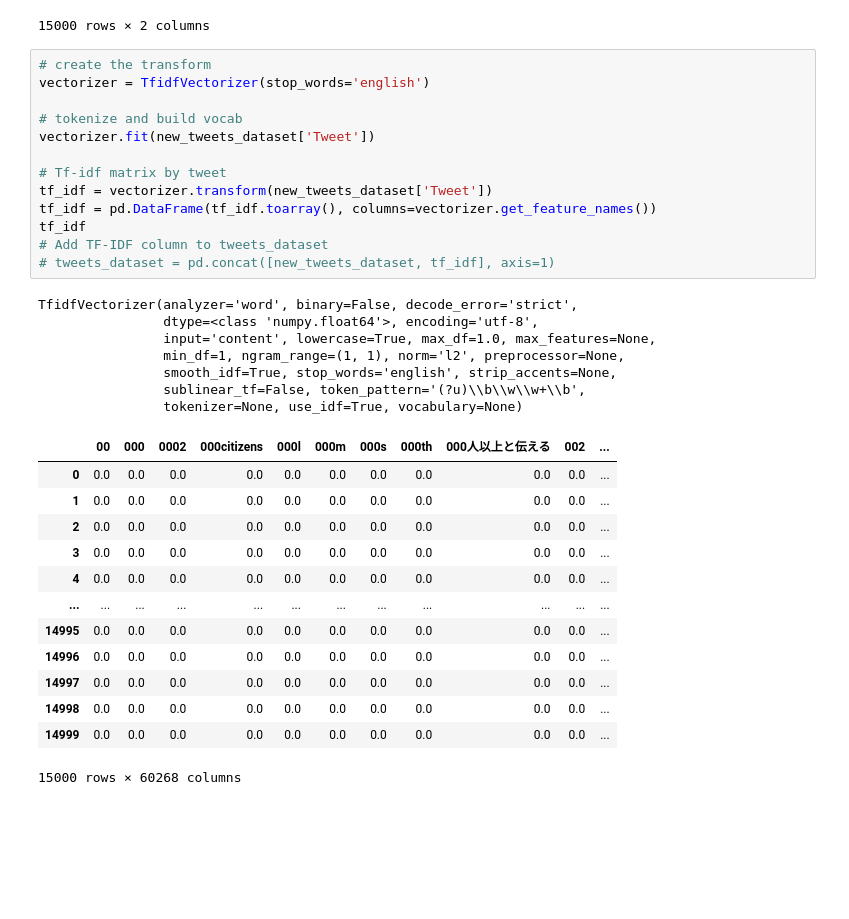
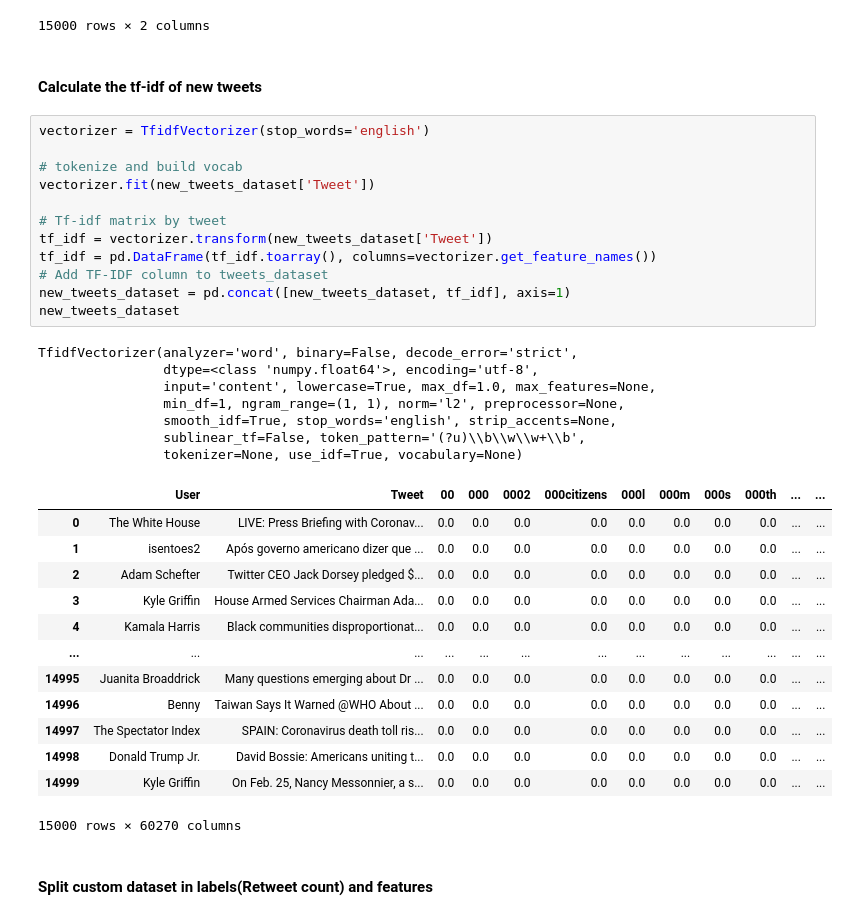
Before and after one commit to andres112/Social-Media-Analytics, a Jupyter notebook: 7_Exercise/app.ipynb, the cells around one changed output. Cells and saved outputs as stored; diff of their text form; blank space fills up the shorter version.

```diff
--- a/7_Exercise/app.ipynb
+++ b/7_Exercise/app.ipynb
@@ -402,39 +402,42 @@ new_tweets_dataset
 | 14998 | Donald Trump Jr. | David Bossie: Americans uniting t... |
 | 14999 | Kyle Griffin | On Feb. 25, Nancy Messonnier, a s... |
 15000 rows × 2 columns
+# %% [markdown]
+#### Calculate the tf-idf of new tweets
 # %%
-# create the transform
 vectorizer = TfidfVectorizer(stop_words='english')
 
 # tokenize and build vocab
 vectorizer.fit(new_tweets_dataset['Tweet'])
 
 # Tf-idf matrix by tweet
 tf_idf = vectorizer.transform(new_tweets_dataset['Tweet'])
 tf_idf = pd.DataFrame(tf_idf.toarray(), columns=vectorizer.get_feature_names())
-tf_idf
 # Add TF-IDF column to tweets_dataset
-# tweets_dataset = pd.concat([new_tweets_dataset, tf_idf], axis=1)
+new_tweets_dataset = pd.concat([new_tweets_dataset, tf_idf], axis=1)
+new_tweets_dataset
 # %% [output]
 TfidfVectorizer(analyzer='word', binary=False, decode_error='strict',
                 dtype=<class 'numpy.float64'>, encoding='utf-8',
                 input='content', lowercase=True, max_df=1.0, max_features=None,
                 min_df=1, ngram_range=(1, 1), norm='l2', preprocessor=None,
                 smooth_idf=True, stop_words='english', strip_accents=None,
                 sublinear_tf=False, token_pattern='(?u)\\b\\w\\w+\\b',
                 tokenizer=None, use_idf=True, vocabulary=None)
-|  | 00 | 000 | 0002 | 000citizens | 000l | 000m | 000s | 000th | 000人以上と伝える | 002 | ... |
-| 0 | 0.0 | 0.0 | 0.0 | 0.0 | 0.0 | 0.0 | 0.0 | 0.0 | 0.0 | 0.0 | ... |
-| 1 | 0.0 | 0.0 | 0.0 | 0.0 | 0.0 | 0.0 | 0.0 | 0.0 | 0.0 | 0.0 | ... |
-| 2 | 0.0 | 0.0 | 0.0 | 0.0 | 0.0 | 0.0 | 0.0 | 0.0 | 0.0 | 0.0 | ... |
-| 3 | 0.0 | 0.0 | 0.0 | 0.0 | 0.0 | 0.0 | 0.0 | 0.0 | 0.0 | 0.0 | ... |
-| 4 | 0.0 | 0.0 | 0.0 | 0.0 | 0.0 | 0.0 | 0.0 | 0.0 | 0.0 | 0.0 | ... |
-| ... | ... | ... | ... | ... | ... | ... | ... | ... | ... | ... | ... |
-| 14995 | 0.0 | 0.0 | 0.0 | 0.0 | 0.0 | 0.0 | 0.0 | 0.0 | 0.0 | 0.0 | ... |
-| 14996 | 0.0 | 0.0 | 0.0 | 0.0 | 0.0 | 0.0 | 0.0 | 0.0 | 0.0 | 0.0 | ... |
-| 14997 | 0.0 | 0.0 | 0.0 | 0.0 | 0.0 | 0.0 | 0.0 | 0.0 | 0.0 | 0.0 | ... |
-| 14998 | 0.0 | 0.0 | 0.0 | 0.0 | 0.0 | 0.0 | 0.0 | 0.0 | 0.0 | 0.0 | ... |
-| 14999 | 0.0 | 0.0 | 0.0 | 0.0 | 0.0 | 0.0 | 0.0 | 0.0 | 0.0 | 0.0 | ... |
+|  | User | Tweet | 00 | 000 | 0002 | 000citizens | 000l | 000m | 000s | 000th | ... | ... |
+| 0 | The White House | LIVE: Press Briefing with Coronav... | 0.0 | 0.0 | 0.0 | 0.0 | 0.0 | 0.0 | 0.0 | 0.0 | ... | ... |
+| 1 | isentoes2 | Após governo americano dizer que ... | 0.0 | 0.0 | 0.0 | 0.0 | 0.0 | 0.0 | 0.0 | 0.0 | ... | ... |
+| 2 | Adam Schefter | Twitter CEO Jack Dorsey pledged $... | 0.0 | 0.0 | 0.0 | 0.0 | 0.0 | 0.0 | 0.0 | 0.0 | ... | ... |
+| 3 | Kyle Griffin | House Armed Services Chairman Ada... | 0.0 | 0.0 | 0.0 | 0.0 | 0.0 | 0.0 | 0.0 | 0.0 | ... | ... |
+| 4 | Kamala Harris | Black communities disproportionat... | 0.0 | 0.0 | 0.0 | 0.0 | 0.0 | 0.0 | 0.0 | 0.0 | ... | ... |
+| ... | ... | ... | ... | ... | ... | ... | ... | ... | ... | ... | ... | ... |
+| 14995 | Juanita Broaddrick | Many questions emerging about Dr ... | 0.0 | 0.0 | 0.0 | 0.0 | 0.0 | 0.0 | 0.0 | 0.0 | ... | ... |
+| 14996 | Benny | Taiwan Says It Warned @WHO About ... | 0.0 | 0.0 | 0.0 | 0.0 | 0.0 | 0.0 | 0.0 | 0.0 | ... | ... |
+| 14997 | The Spectator Index | SPAIN: Coronavirus death toll ris... | 0.0 | 0.0 | 0.0 | 0.0 | 0.0 | 0.0 | 0.0 | 0.0 | ... | ... |
+| 14998 | Donald Trump Jr. | David Bossie: Americans uniting t... | 0.0 | 0.0 | 0.0 | 0.0 | 0.0 | 0.0 | 0.0 | 0.0 | ... | ... |
+| 14999 | Kyle Griffin | On Feb. 25, Nancy Messonnier, a s... | 0.0 | 0.0 | 0.0 | 0.0 | 0.0 | 0.0 | 0.0 | 0.0 | ... | ... |
-15000 rows × 60268 columns
+15000 rows × 60270 columns
+# %% [markdown]
+#### Split custom dataset in labels(Retweet count) and features
 # %%
 # split the custom_dataset both in training and testing sets
```
Also changed, not shown: parts of 8 cells of this notebook, 2 other files.
